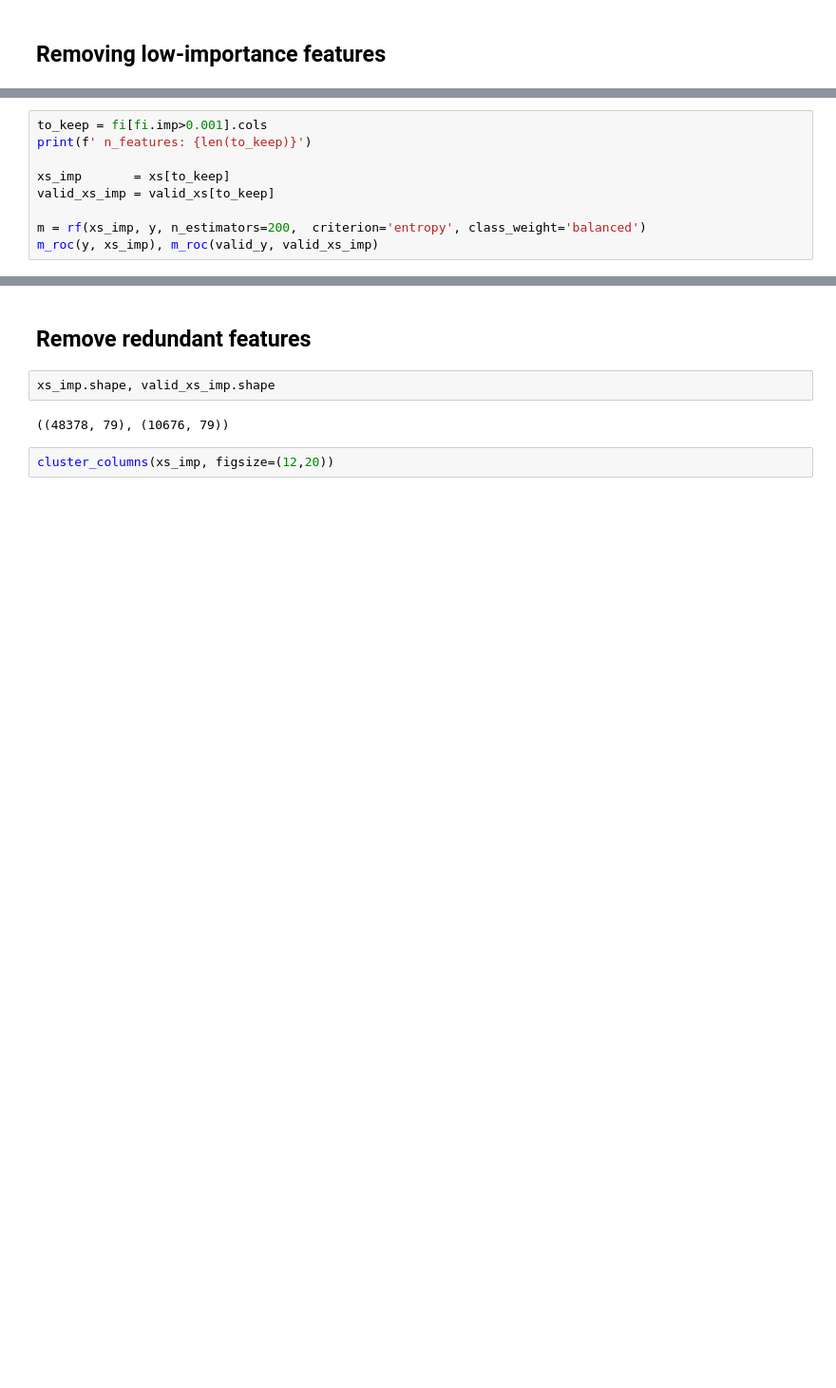
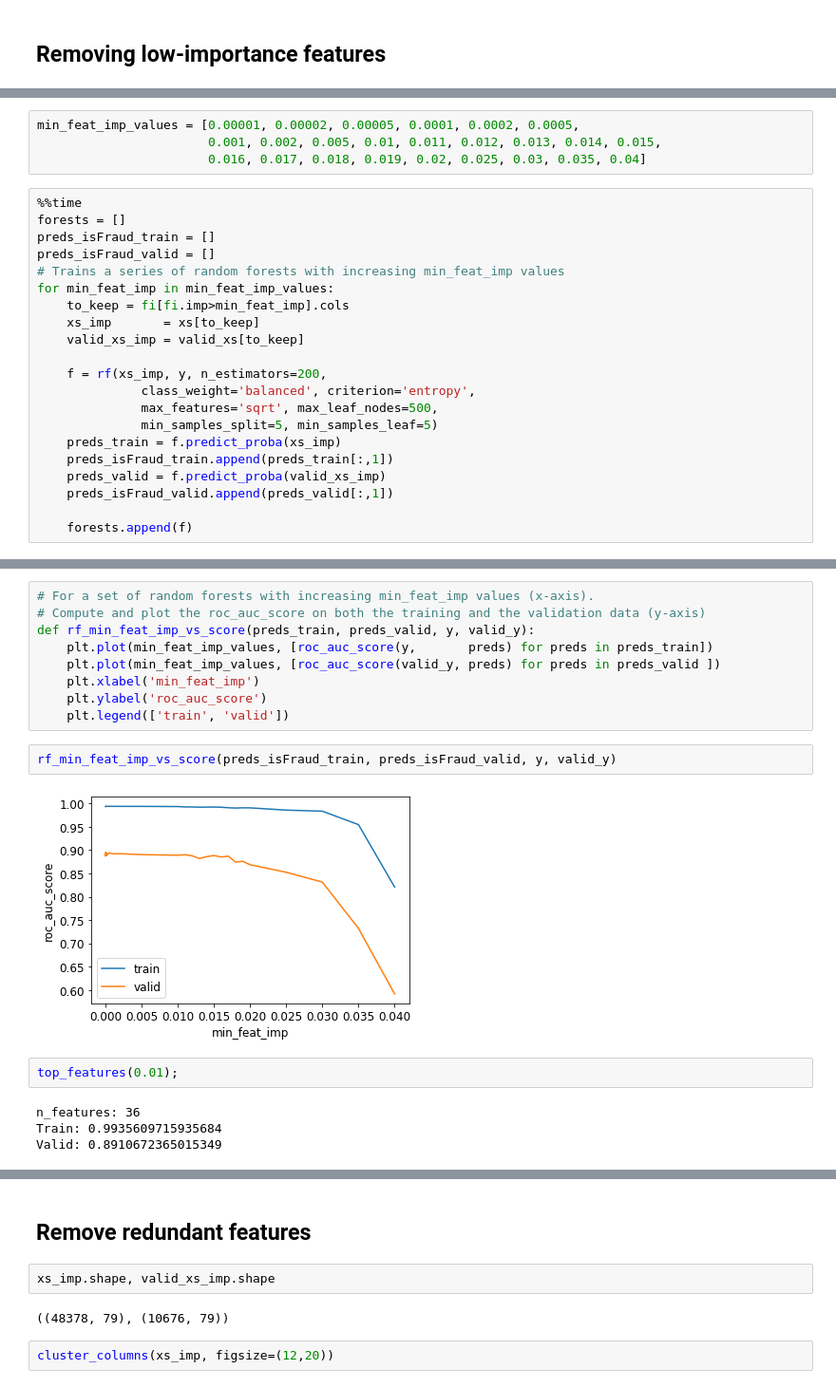
Before and after one commit to BoronII/fraud-detection-pytorch-scikit-fastai, a Jupyter notebook: 02_RF without feature engineering and without V features.ipynb, the cells around one changed output, grey strips where cells are left out. Shown at 95% size. Cells and saved outputs as stored; diff of their text form; blank space fills up the shorter version.

```diff
--- a/02_RF without feature engineering and without V features.ipynb
+++ b/02_RF without feature engineering and without V features.ipynb
@@ -776,9 +761,0 @@ m_roc(y, xs_imp), m_roc(valid_y, valid_xs_imp)
-# %%
-to_keep = fi[fi.imp>0.001].cols
-print(f' n_features: {len(to_keep)}')
-
-xs_imp       = xs[to_keep]
-valid_xs_imp = valid_xs[to_keep]
-
-m = rf(xs_imp, y, n_estimators=200,  criterion='entropy', class_weight='balanced')
-m_roc(y, xs_imp), m_roc(valid_y, valid_xs_imp)
@@ -930,0 +825,25 @@ plot_fi(rf_feature_importance(m, xs_imp))
+# %%
+min_feat_imp_values = [0.00001, 0.00002, 0.00005, 0.0001, 0.0002, 0.0005,
+                       0.001, 0.002, 0.005, 0.01, 0.011, 0.012, 0.013, 0.014, 0.015,
+                       0.016, 0.017, 0.018, 0.019, 0.02, 0.025, 0.03, 0.035, 0.04]
+# %%
+%%time
+forests = []
+preds_isFraud_train = []
+preds_isFraud_valid = []
+# Trains a series of random forests with increasing min_feat_imp values
+for min_feat_imp in min_feat_imp_values:
+    to_keep = fi[fi.imp>min_feat_imp].cols
+    xs_imp       = xs[to_keep]
+    valid_xs_imp = valid_xs[to_keep]
+
+    f = rf(xs_imp, y, n_estimators=200,
+              class_weight='balanced', criterion='entropy',
+              max_features='sqrt', max_leaf_nodes=500,
+              min_samples_split=5, min_samples_leaf=5)
+    preds_train = f.predict_proba(xs_imp)
+    preds_isFraud_train.append(preds_train[:,1])
+    preds_valid = f.predict_proba(valid_xs_imp)
+    preds_isFraud_valid.append(preds_valid[:,1])
+
+    forests.append(f)
@@ -930,0 +853,19 @@ plot_fi(rf_feature_importance(m, xs_imp))
+# %%
+# For a set of random forests with increasing min_feat_imp values (x-axis).
+# Compute and plot the roc_auc_score on both the training and the validation data (y-axis)
+def rf_min_feat_imp_vs_score(preds_train, preds_valid, y, valid_y):
+    plt.plot(min_feat_imp_values, [roc_auc_score(y,       preds) for preds in preds_train])
+    plt.plot(min_feat_imp_values, [roc_auc_score(valid_y, preds) for preds in preds_valid ])
+    plt.xlabel('min_feat_imp')
+    plt.ylabel('roc_auc_score')
+    plt.legend(['train', 'valid'])
+# %%
+rf_min_feat_imp_vs_score(preds_isFraud_train, preds_isFraud_valid, y, valid_y)
+# %% [output]
+[figure, added]
+# %%
+top_features(0.01);
+# %% [output]
+n_features: 36
+Train: 0.9935609715935684
+Valid: 0.8910672365015349
```
Also changed, not shown: parts of 32 cells of this notebook.
